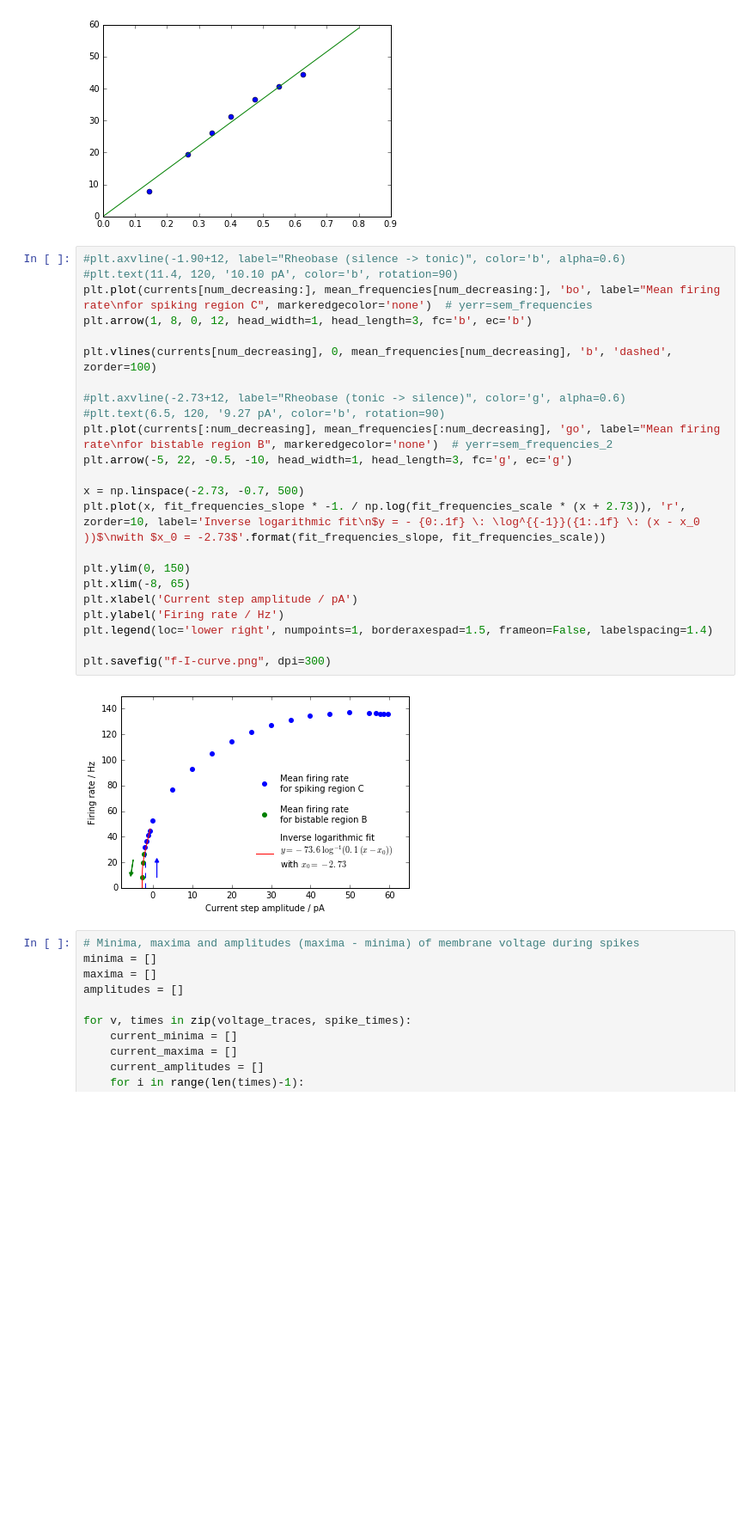
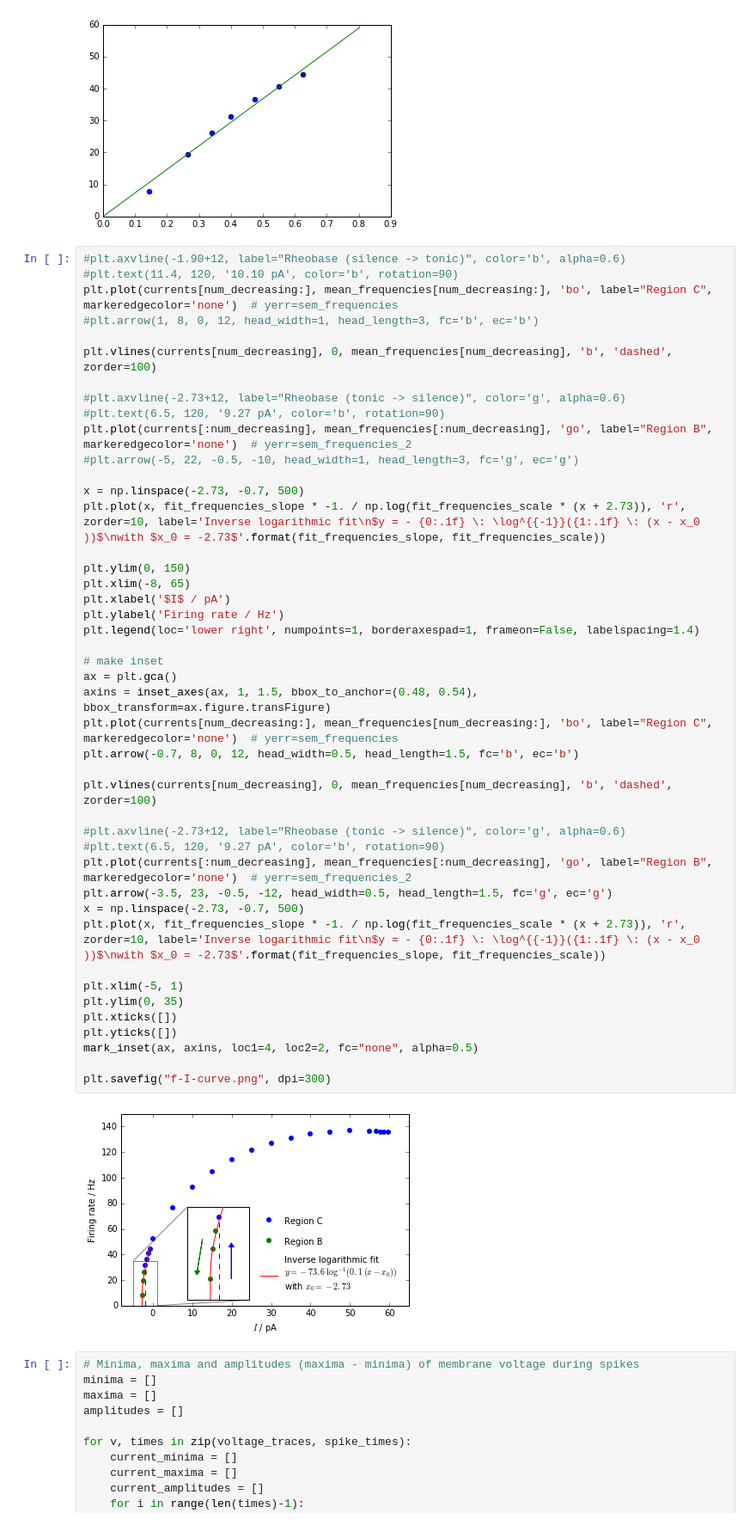
Before and after one commit to jrieke/drosophila-dynamics, a Jupyter notebook: frequencies_amplitudes/analysis.ipynb, the cells around one changed output. Shown at 86% size. Saved outputs shown, nothing was run; the diff lists cells and outputs as text; blank space fills up the shorter version.

Commit message:
added inlay for firing rate, formatting for plots

```diff
--- a/frequencies_amplitudes/analysis.ipynb
+++ b/frequencies_amplitudes/analysis.ipynb
@@ -105,28 +108,49 @@ plt.plot(b, fit_frequencies_slope * b)
 # %%
 #plt.axvline(-1.90+12, label="Rheobase (silence -> tonic)", color='b', alpha=0.6)
 #plt.text(11.4, 120, '10.10 pA', color='b', rotation=90)
-plt.plot(currents[num_decreasing:], mean_frequencies[num_decreasing:], 'bo', label="Mean firing rate\nfor spiking region C", markeredgecolor='none')  # yerr=sem_frequencies
-plt.arrow(1, 8, 0, 12, head_width=1, head_length=3, fc='b', ec='b')
+plt.plot(currents[num_decreasing:], mean_frequencies[num_decreasing:], 'bo', label="Region C", markeredgecolor='none')  # yerr=sem_frequencies
+#plt.arrow(1, 8, 0, 12, head_width=1, head_length=3, fc='b', ec='b')
 
 plt.vlines(currents[num_decreasing], 0, mean_frequencies[num_decreasing], 'b', 'dashed', zorder=100)
 
 #plt.axvline(-2.73+12, label="Rheobase (tonic -> silence)", color='g', alpha=0.6)
 #plt.text(6.5, 120, '9.27 pA', color='b', rotation=90)
-plt.plot(currents[:num_decreasing], mean_frequencies[:num_decreasing], 'go', label="Mean firing rate\nfor bistable region B", markeredgecolor='none')  # yerr=sem_frequencies_2
-plt.arrow(-5, 22, -0.5, -10, head_width=1, head_length=3, fc='g', ec='g')
+plt.plot(currents[:num_decreasing], mean_frequencies[:num_decreasing], 'go', label="Region B", markeredgecolor='none')  # yerr=sem_frequencies_2
+#plt.arrow(-5, 22, -0.5, -10, head_width=1, head_length=3, fc='g', ec='g')
 
 x = np.linspace(-2.73, -0.7, 500)
 plt.plot(x, fit_frequencies_slope * -1. / np.log(fit_frequencies_scale * (x + 2.73)), 'r', zorder=10, label='Inverse logarithmic fit\n$y = - {0:.1f} \: \log^{{-1}}({1:.1f} \: (x - x_0 ))$\nwith $x_0 = -2.73$'.format(fit_frequencies_slope, fit_frequencies_scale))
 
 plt.ylim(0, 150)
 plt.xlim(-8, 65)
-plt.xlabel('Current step amplitude / pA')
+plt.xlabel('$I$ / pA')
 plt.ylabel('Firing rate / Hz')
-plt.legend(loc='lower right', numpoints=1, borderaxespad=1.5, frameon=False, labelspacing=1.4)
+plt.legend(loc='lower right', numpoints=1, borderaxespad=1, frameon=False, labelspacing=1.4)
+
+# make inset
+ax = plt.gca()
+axins = inset_axes(ax, 1, 1.5, bbox_to_anchor=(0.48, 0.54), bbox_transform=ax.figure.transFigure)
+plt.plot(currents[num_decreasing:], mean_frequencies[num_decreasing:], 'bo', label="Region C", markeredgecolor='none')  # yerr=sem_frequencies
+plt.arrow(-0.7, 8, 0, 12, head_width=0.5, head_length=1.5, fc='b', ec='b')
+
+plt.vlines(currents[num_decreasing], 0, mean_frequencies[num_decreasing], 'b', 'dashed', zorder=100)
+
+#plt.axvline(-2.73+12, label="Rheobase (tonic -> silence)", color='g', alpha=0.6)
+#plt.text(6.5, 120, '9.27 pA', color='b', rotation=90)
+plt.plot(currents[:num_decreasing], mean_frequencies[:num_decreasing], 'go', label="Region B", markeredgecolor='none')  # yerr=sem_frequencies_2
+plt.arrow(-3.5, 23, -0.5, -12, head_width=0.5, head_length=1.5, fc='g', ec='g')
+x = np.linspace(-2.73, -0.7, 500)
+plt.plot(x, fit_frequencies_slope * -1. / np.log(fit_frequencies_scale * (x + 2.73)), 'r', zorder=10, label='Inverse logarithmic fit\n$y = - {0:.1f} \: \log^{{-1}}({1:.1f} \: (x - x_0 ))$\nwith $x_0 = -2.73$'.format(fit_frequencies_slope, fit_frequencies_scale))
+
+plt.xlim(-5, 1)
+plt.ylim(0, 35)
+plt.xticks([])
+plt.yticks([])
+mark_inset(ax, axins, loc1=4, loc2=2, fc="none", alpha=0.5)
 
 plt.savefig("f-I-curve.png", dpi=300)
 # %% [output]
-[figure, old version]
+[figure, new version]
 # %%
 # Minima, maxima and amplitudes (maxima - minima) of membrane voltage during spikes
 minima = []
```
Also changed, not shown: parts of 3 cells of this notebook, 5 other files.
